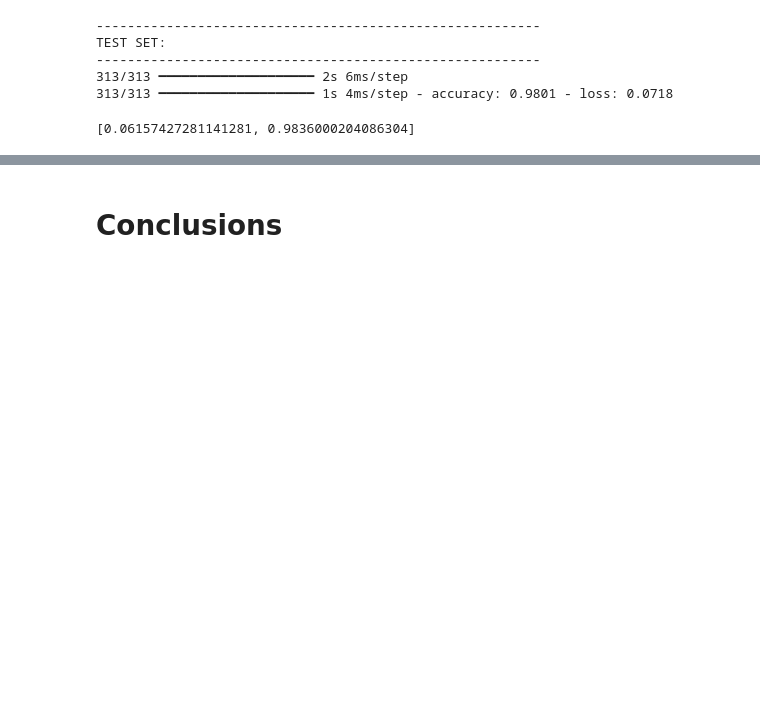
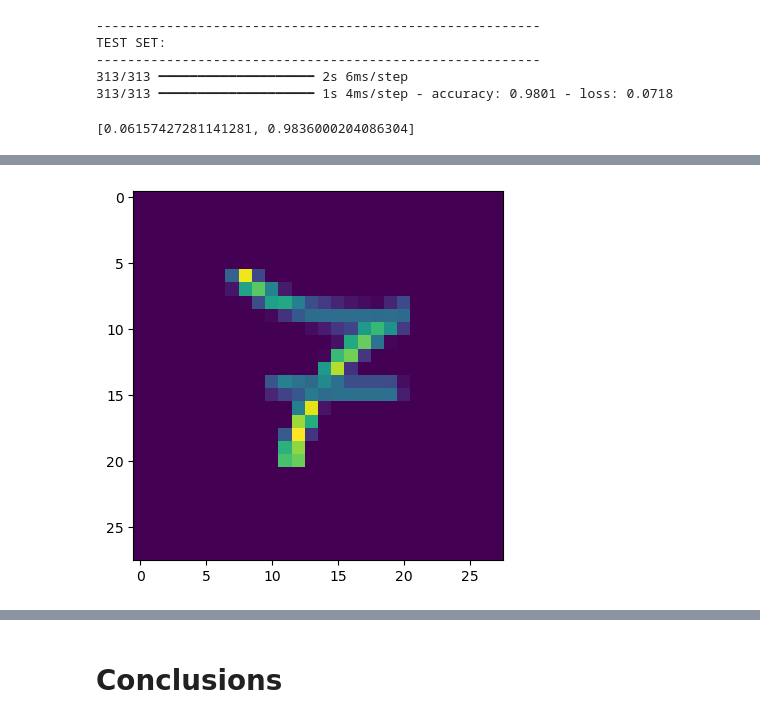
Before and after one commit to Gregoritsch3/DL_Digit_Recognition, a Jupyter notebook: DL_DigitRecognition.ipynb, the cells around one changed output, grey strips where cells are left out. Cells and saved outputs as stored; diff of their text form; code cells hidden in the pictures; blank space fills up the shorter version.

```diff
--- a/DL_DigitRecognition.ipynb
+++ b/DL_DigitRecognition.ipynb
@@ -386,0 +407,8 @@ with open("files/Digit_CNN_model.pickle", 'rb') as f:
+# %%
+#Resizing and scaling
+resized = cv2.resize(gray, (28,28), interpolation=cv2.INTER_AREA)
+scaled = tf.keras.utils.normalize(resized, axis=1)
+plt.imshow(scaled)
+plt.show()
+# %% [output]
+[figure, added]
```
Also changed, not shown: parts of 11 cells of this notebook.
